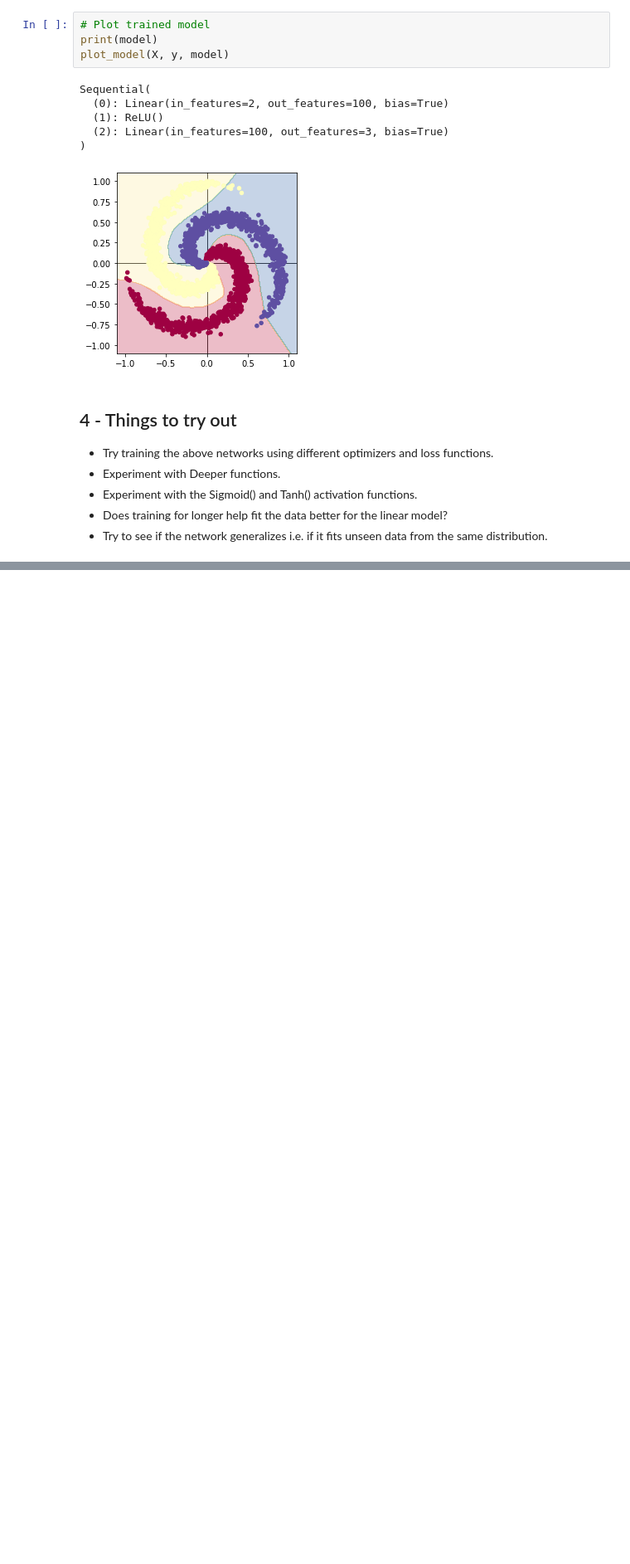
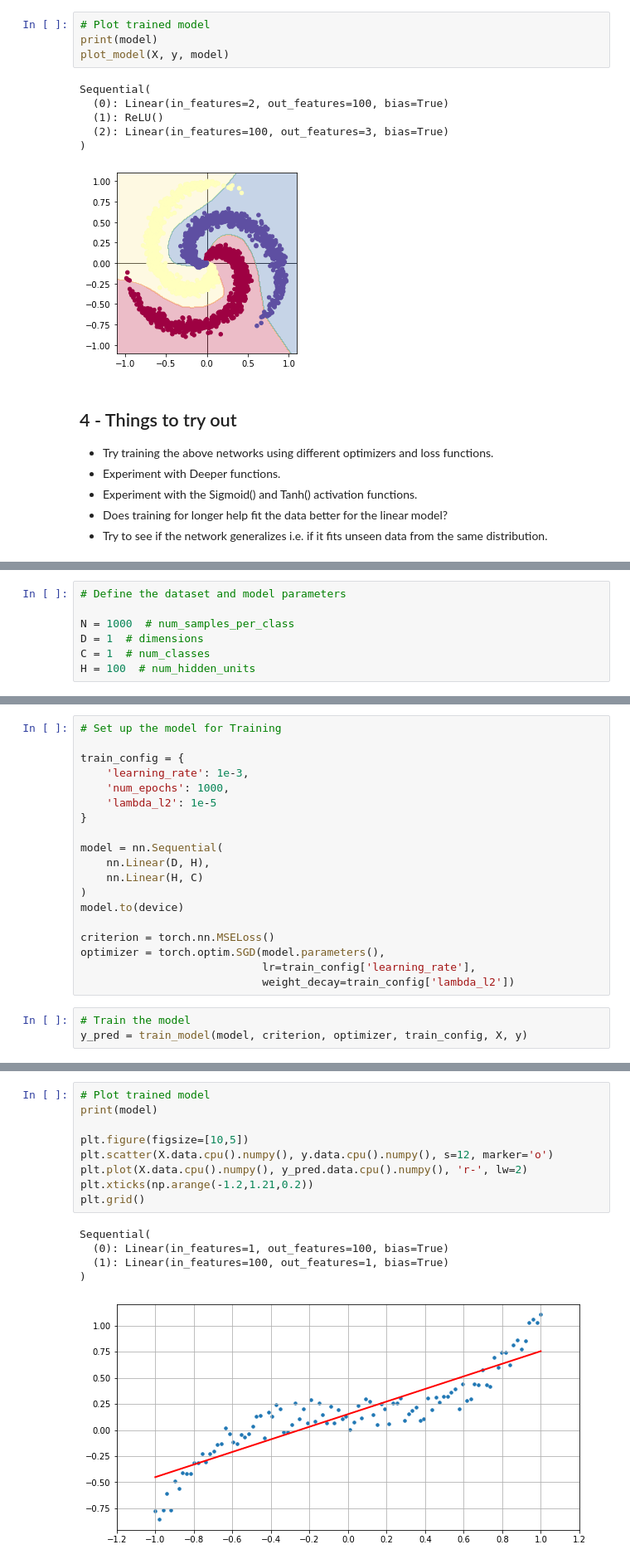
Before and after one commit to tirtharajdash/BITS-G513_MetaLearning, a Jupyter notebook: Lab_1B.ipynb, the cells around one changed output, grey strips where cells are left out. Shown: that part at 83% size. Drawn from its saved outputs; the diff is of its cells as text; blank space fills up the shorter version.

```diff
--- a/Lab_1B.ipynb
+++ b/Lab_1B.ipynb
@@ -218,0 +234,7 @@ Sequential(
+# %%
+# Define the dataset and model parameters
+
+N = 1000  # num_samples_per_class
+D = 1  # dimensions
+C = 1  # num_classes
+H = 100  # num_hidden_units
@@ -218,0 +263,22 @@ Sequential(
+# %%
+# Set up the model for Training
+
+train_config = {
+    'learning_rate': 1e-3,
+    'num_epochs': 1000,
+    'lambda_l2': 1e-5
+}
+
+model = nn.Sequential(
+    nn.Linear(D, H),
+    nn.Linear(H, C)
+)
+model.to(device)
+
+criterion = torch.nn.MSELoss()
+optimizer = torch.optim.SGD(model.parameters(),
+                            lr=train_config['learning_rate'],
+                            weight_decay=train_config['lambda_l2'])
+# %%
+# Train the model
+y_pred = train_model(model, criterion, optimizer, train_config, X, y)
@@ -218,0 +287,15 @@ Sequential(
+# %%
+# Plot trained model
+print(model)
+
+plt.figure(figsize=[10,5])
+plt.scatter(X.data.cpu().numpy(), y.data.cpu().numpy(), s=12, marker='o')
+plt.plot(X.data.cpu().numpy(), y_pred.data.cpu().numpy(), 'r-', lw=2)
+plt.xticks(np.arange(-1.2,1.21,0.2))
+plt.grid()
+# %% [output]
+Sequential(
+  (0): Linear(in_features=1, out_features=100, bias=True)
+  (1): Linear(in_features=100, out_features=1, bias=True)
+)
+[figure, added]
```
Also changed, not shown: parts of 23 cells of this notebook.
